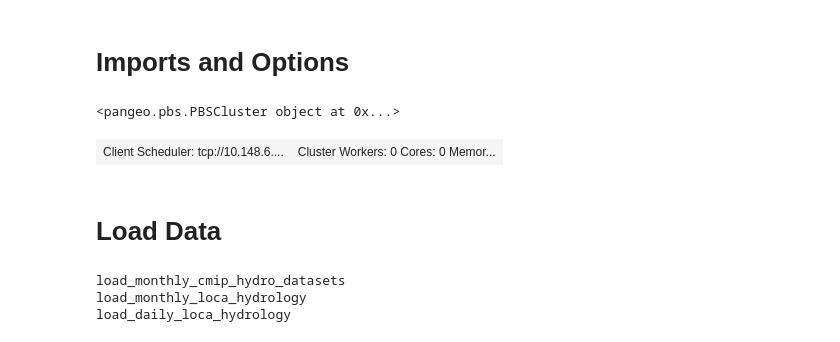
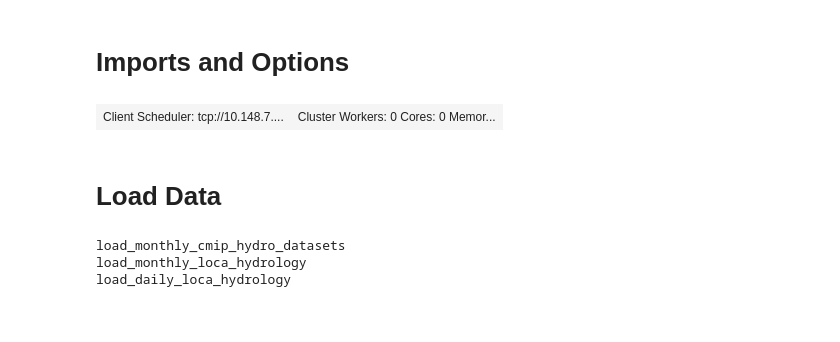
Before and after one commit to jhamman/LOCA_Downscaling_Analysis, a Jupyter notebook: notebooks/analysis_monthly_future_hydro.ipynb, the cells around one changed output. Cells and saved outputs as stored; diff of their text form; code cells hidden in the pictures.

```diff
--- a/notebooks/analysis_monthly_future_hydro.ipynb
+++ b/notebooks/analysis_monthly_future_hydro.ipynb
@@ -31,14 +30,12 @@ models = ['ACCESS1-0', 'CanESM2', 'CCSM4', 'CNRM-CM5', 'MIROC5', 'MRI-CGCM3']
 # models = ['CCSM4', 'CNRM-CM5']
 
 hydro_vars = ['ET', 'total_runoff']
-# %%
-cluster, client = dask_distributed_setup()
-print(cluster) # interact with the cluster object to adjust the size of the computational pool
-cluster.scale_up(1)  # TODO: figure out why we need to scale up to 1 worker to open the bcsd/maurer datasets
-client
-# %% [output]
-<pangeo.pbs.PBSCluster object at 0x...>
-| Client Scheduler: tcp://10.148.6.... | Cluster Workers: 0 Cores: 0 Memor... |
+# %%
+from dask.distributed import Client
+client = Client(scheduler_file='/glade/u/home/jhamman/workdir/scheduler_file.json')
+client
+# %% [output]
+| Client Scheduler: tcp://10.148.7.... | Cluster Workers: 0 Cores: 0 Memor... |
 # %% [markdown]
 # Load Data
 # %%
```
Also changed, not shown: parts of 9 cells of this notebook, 6 other files.
